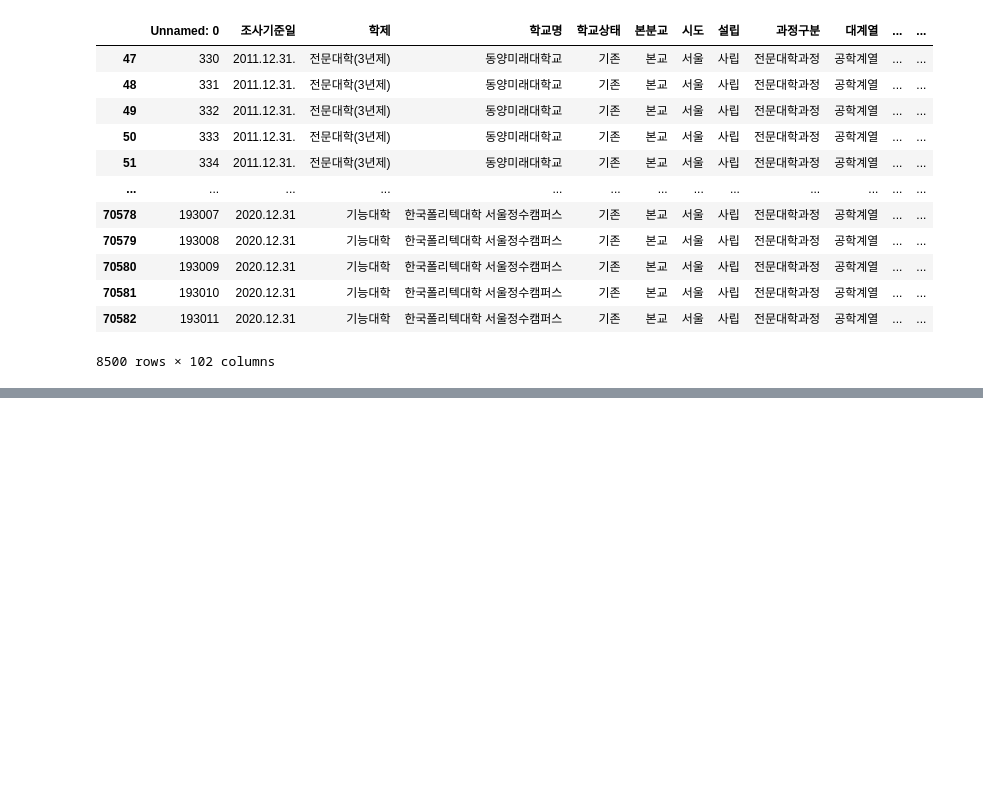
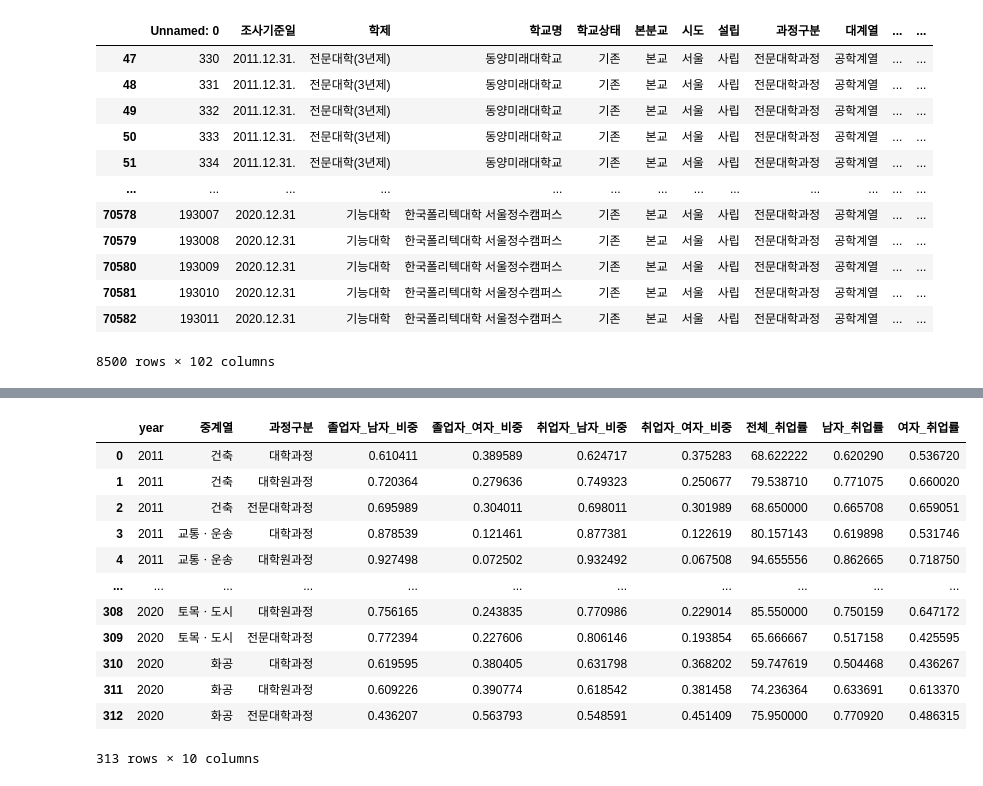
Before and after one commit to harryyang1982/data_tinkering, a Jupyter notebook: edustat_sum.ipynb, the cells around one changed output, grey strips where cells are left out. Drawn from its saved outputs; the diff is of its cells as text; code cells hidden in the pictures; blank space fills up the shorter version.

```diff
--- a/edustat_sum.ipynb
+++ b/edustat_sum.ipynb
@@ -104,0 +109,16 @@ plt.show()
+# %%
+edu_sum_seoul
+# %% [output]
+|  | year | 중계열 | 과정구분 | 졸업자_남자_비중 | 졸업자_여자_비중 | 취업자_남자_비중 | 취업자_여자_비중 | 전체_취업률 | 남자_취업률 | 여자_취업률 |
+| 0 | 2011 | 건축 | 대학과정 | 0.610411 | 0.389589 | 0.624717 | 0.375283 | 68.622222 | 0.620290 | 0.536720 |
+| 1 | 2011 | 건축 | 대학원과정 | 0.720364 | 0.279636 | 0.749323 | 0.250677 | 79.538710 | 0.771075 | 0.660020 |
+| 2 | 2011 | 건축 | 전문대학과정 | 0.695989 | 0.304011 | 0.698011 | 0.301989 | 68.650000 | 0.665708 | 0.659051 |
+| 3 | 2011 | 교통ㆍ운송 | 대학과정 | 0.878539 | 0.121461 | 0.877381 | 0.122619 | 80.157143 | 0.619898 | 0.531746 |
+| 4 | 2011 | 교통ㆍ운송 | 대학원과정 | 0.927498 | 0.072502 | 0.932492 | 0.067508 | 94.655556 | 0.862665 | 0.718750 |
+| ... | ... | ... | ... | ... | ... | ... | ... | ... | ... | ... |
+| 308 | 2020 | 토목ㆍ도시 | 대학원과정 | 0.756165 | 0.243835 | 0.770986 | 0.229014 | 85.550000 | 0.750159 | 0.647172 |
+| 309 | 2020 | 토목ㆍ도시 | 전문대학과정 | 0.772394 | 0.227606 | 0.806146 | 0.193854 | 65.666667 | 0.517158 | 0.425595 |
+| 310 | 2020 | 화공 | 대학과정 | 0.619595 | 0.380405 | 0.631798 | 0.368202 | 59.747619 | 0.504468 | 0.436267 |
+| 311 | 2020 | 화공 | 대학원과정 | 0.609226 | 0.390774 | 0.618542 | 0.381458 | 74.236364 | 0.633691 | 0.613370 |
+| 312 | 2020 | 화공 | 전문대학과정 | 0.436207 | 0.563793 | 0.548591 | 0.451409 | 75.950000 | 0.770920 | 0.486315 |
+313 rows × 10 columns
```
Also changed, not shown: parts of 9 cells of this notebook, 2 other files.
